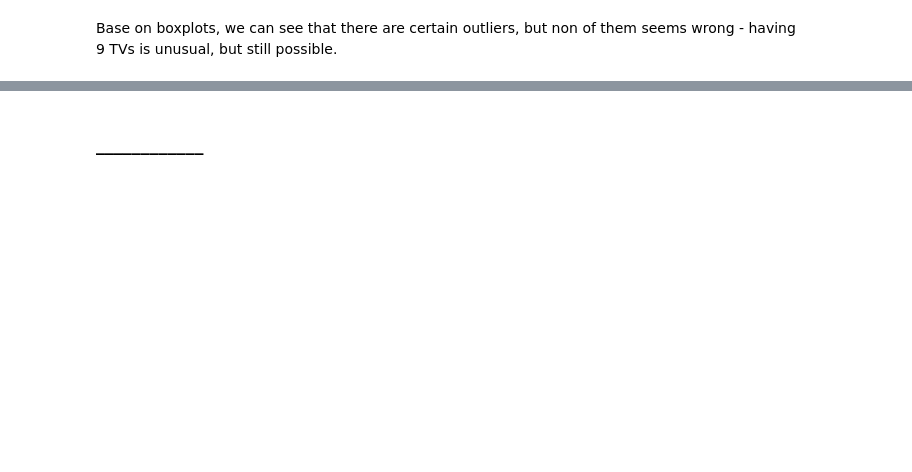
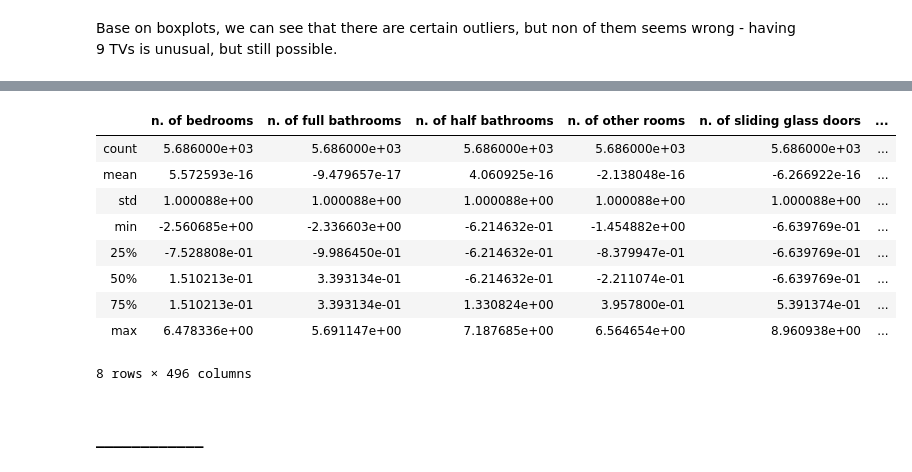
Before and after one commit to JuliaZozulia/Predicting_utilitiy_cost, a Jupyter notebook: Predicting residential utility costs based on attributes of the house .ipynb, the cells around one changed output, grey strips where cells are left out. Saved outputs shown, nothing was run; the diff lists cells and outputs as text; code cells hidden in the pictures; blank space fills up the shorter version.

```diff
--- a/Predicting residential utility costs based on attributes of the house .ipynb
+++ b/Predicting residential utility costs based on attributes of the house .ipynb
@@ -224,3 +343,16 @@ Base on boxplots, we can see that there are certain outliers, but non of them se
+# %%
+X.describe()
+# %% [output]
+|  | n. of bedrooms | n. of full bathrooms | n. of half bathrooms | n. of other rooms | n. of sliding glass doors | ... |
+| count | 5.686000e+03 | 5.686000e+03 | 5.686000e+03 | 5.686000e+03 | 5.686000e+03 | ... |
+| mean | 5.572593e-16 | -9.479657e-17 | 4.060925e-16 | -2.138048e-16 | -6.266922e-16 | ... |
+| std | 1.000088e+00 | 1.000088e+00 | 1.000088e+00 | 1.000088e+00 | 1.000088e+00 | ... |
+| min | -2.560685e+00 | -2.336603e+00 | -6.214632e-01 | -1.454882e+00 | -6.639769e-01 | ... |
+| 25% | -7.528808e-01 | -9.986450e-01 | -6.214632e-01 | -8.379947e-01 | -6.639769e-01 | ... |
+| 50% | 1.510213e-01 | 3.393134e-01 | -6.214632e-01 | -2.211074e-01 | -6.639769e-01 | ... |
+| 75% | 1.510213e-01 | 3.393134e-01 | 1.330824e+00 | 3.957800e-01 | 5.391374e-01 | ... |
+| max | 6.478336e+00 | 5.691147e+00 | 7.187685e+00 | 6.564654e+00 | 8.960938e+00 | ... |
+8 rows × 496 columns
 # %% [markdown]
 ### ____________
 # %%
```
Also changed, not shown: parts of 32 cells of this notebook.
